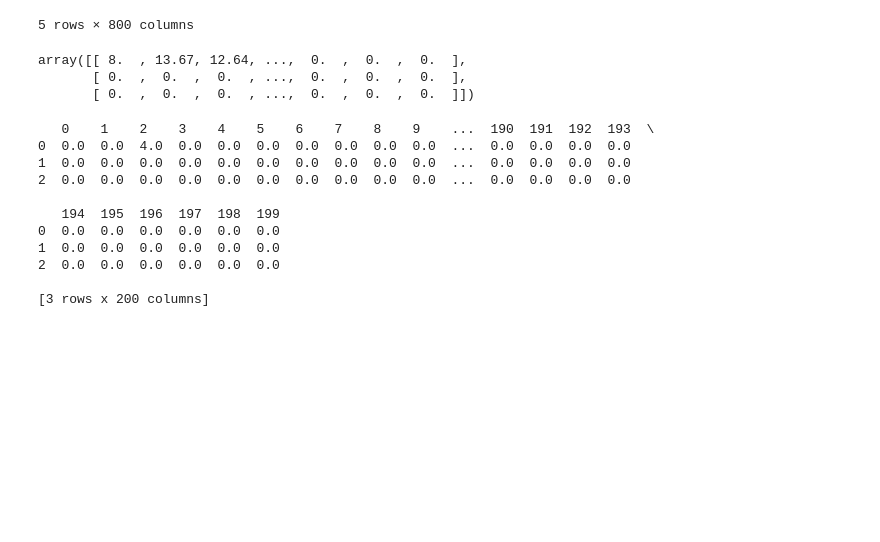
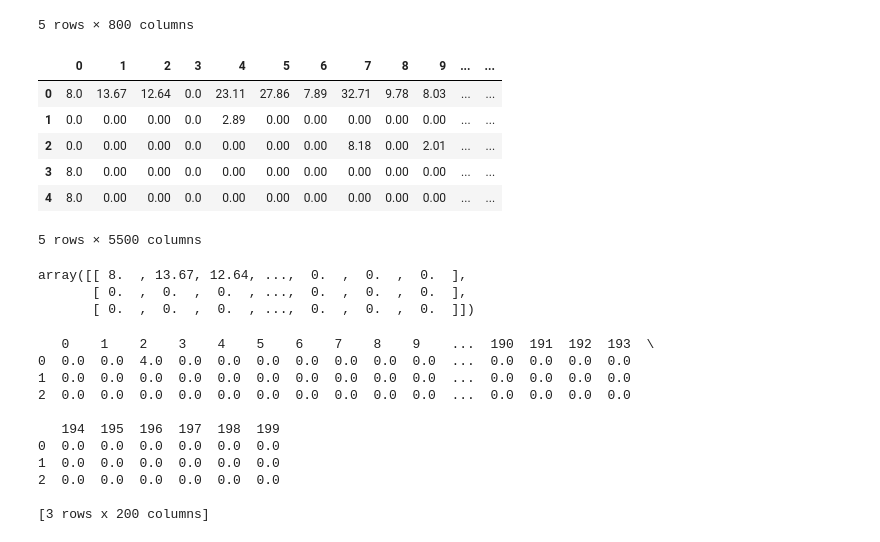
Before and after one commit to rsharm18/DSC478, a Jupyter notebook: ASSIGNMENT2/1. KNN classification .ipynb, the cells around one changed output. Saved outputs shown, nothing was run; the diff lists cells and outputs as text; code cells hidden in the pictures; blank space fills up the shorter version.

```diff
--- a/ASSIGNMENT2/1. KNN classification .ipynb
+++ b/ASSIGNMENT2/1. KNN classification .ipynb
@@ -278,12 +288,22 @@ TD_tfidf.head()
 # %%
 # The KNN Search function expects a document x term materix as an np array, so we need to transpose the TF_tfidf matrix
 DT_tfidf = TD_tfidf.T
-DT_array = np.array(DT_tfidf)
-DT_array[:3]
+DT_tfidf.head()
 # %% [output]
+|  | 0 | 1 | 2 | 3 | 4 | 5 | 6 | 7 | 8 | 9 | ... | ... |
+| 0 | 8.0 | 13.67 | 12.64 | 0.0 | 23.11 | 27.86 | 7.89 | 32.71 | 9.78 | 8.03 | ... | ... |
+| 1 | 0.0 | 0.00 | 0.00 | 0.0 | 2.89 | 0.00 | 0.00 | 0.00 | 0.00 | 0.00 | ... | ... |
+| 2 | 0.0 | 0.00 | 0.00 | 0.0 | 0.00 | 0.00 | 0.00 | 8.18 | 0.00 | 2.01 | ... | ... |
+| 3 | 8.0 | 0.00 | 0.00 | 0.0 | 0.00 | 0.00 | 0.00 | 0.00 | 0.00 | 0.00 | ... | ... |
+| 4 | 8.0 | 0.00 | 0.00 | 0.0 | 0.00 | 0.00 | 0.00 | 0.00 | 0.00 | 0.00 | ... | ... |
-array([[ 8.  , 13.67, 12.64, ...,  0.  ,  0.  ,  0.  ],
-       [ 0.  ,  0.  ,  0.  , ...,  0.  ,  0.  ,  0.  ],
-       [ 0.  ,  0.  ,  0.  , ...,  0.  ,  0.  ,  0.  ]])
+5 rows × 5500 columns
+# %%
+DT_array = np.array(DT_tfidf)
+DT_array[:3]
+# %% [output]
+array([[ 8.  , 13.67, 12.64, ...,  0.  ,  0.  ,  0.  ],
+       [ 0.  ,  0.  ,  0.  , ...,  0.  ,  0.  ,  0.  ],
+       [ 0.  ,  0.  ,  0.  , ...,  0.  ,  0.  ,  0.  ]])
 # %%
 # Compute the TF x iDF values for each document term
 test_TD_tfidf = test_table  * IDF[:,:200]
```
Also changed, not shown: parts of 16 cells of this notebook, 2 other files.
